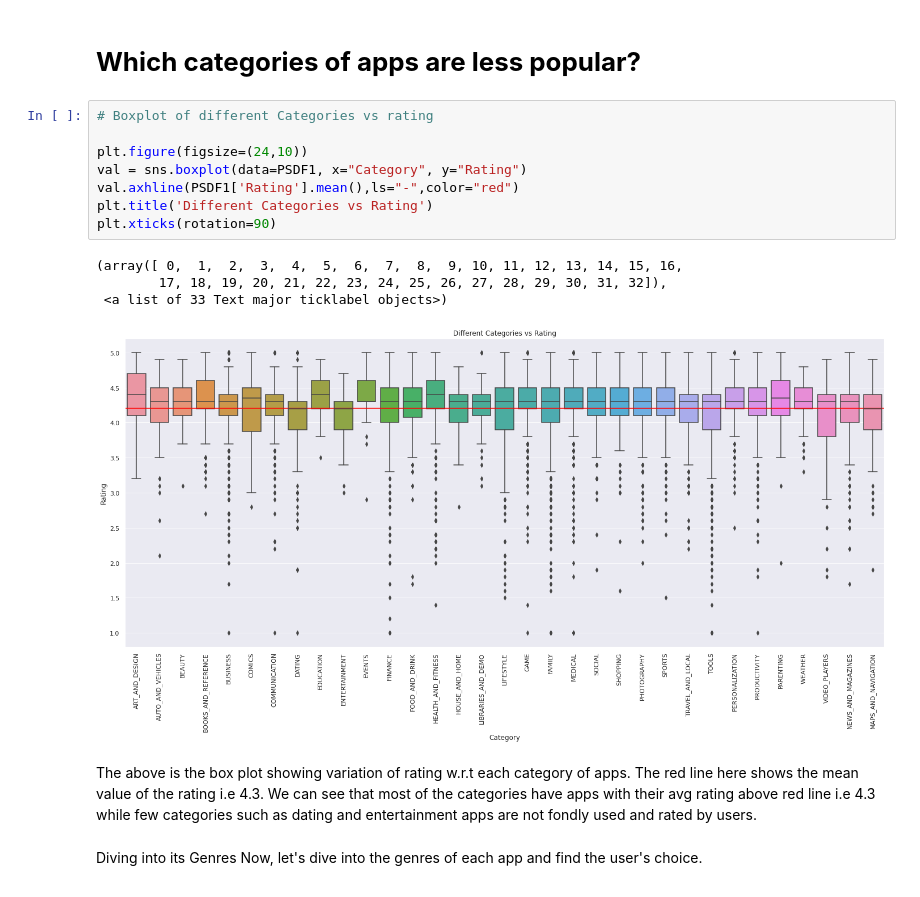
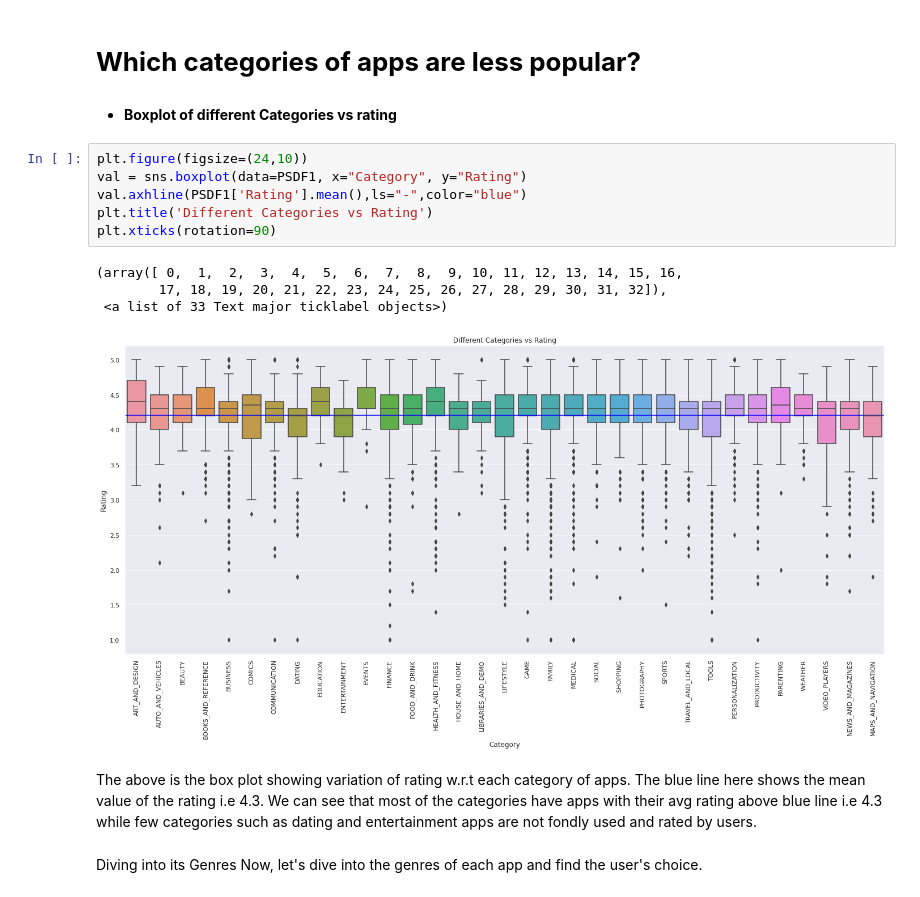
Before and after one commit to DrBharathiTC/Play_store-app-review-analysis-Capstone-project, a Jupyter notebook: Play_Store_App_Review_Analysis_EDA_Capstone.ipynb, the cells around one changed output. Saved outputs shown, nothing was run; the diff lists cells and outputs as text.

```diff
--- a/Play_Store_App_Review_Analysis_EDA_Capstone.ipynb
+++ b/Play_Store_App_Review_Analysis_EDA_Capstone.ipynb
@@ -705,22 +718,22 @@ The top three most expensive apps are related to following categories
    game
 # %% [markdown]
 # **Which categories of apps are less popular?**
+# %% [markdown]
+* **Boxplot of different Categories vs rating**
 # %%
-# Boxplot of different Categories vs rating
-
 plt.figure(figsize=(24,10))
 val = sns.boxplot(data=PSDF1, x="Category", y="Rating")
-val.axhline(PSDF1['Rating'].mean(),ls="-",color="red")
+val.axhline(PSDF1['Rating'].mean(),ls="-",color="blue")
 plt.title('Different Categories vs Rating')
 plt.xticks(rotation=90)
 # %% [output]
 (array([ 0,  1,  2,  3,  4,  5,  6,  7,  8,  9, 10, 11, 12, 13, 14, 15, 16,
         17, 18, 19, 20, 21, 22, 23, 24, 25, 26, 27, 28, 29, 30, 31, 32]),
  <a list of 33 Text major ticklabel objects>)
-[figure, old version]
+[figure, new version]
 # %% [markdown]
-The above is the box plot showing variation of rating w.r.t each category of apps. The red line here shows the mean value of the rating i.e 4.3.
-We can see that most of the categories have apps with their avg rating above red line i.e 4.3 while few categories such as dating and entertainment apps are not fondly used and rated by users.
+The above is the box plot showing variation of rating w.r.t each category of apps. The blue line here shows the mean value of the rating i.e 4.3.
+We can see that most of the categories have apps with their avg rating above blue line i.e 4.3 while few categories such as dating and entertainment apps are not fondly used and rated by users.
 # %% [markdown]
 Diving into its Genres
 Now, let's dive into the genres of each app and find the user's choice.
```
Also changed, not shown: parts of 58 cells of this notebook.
